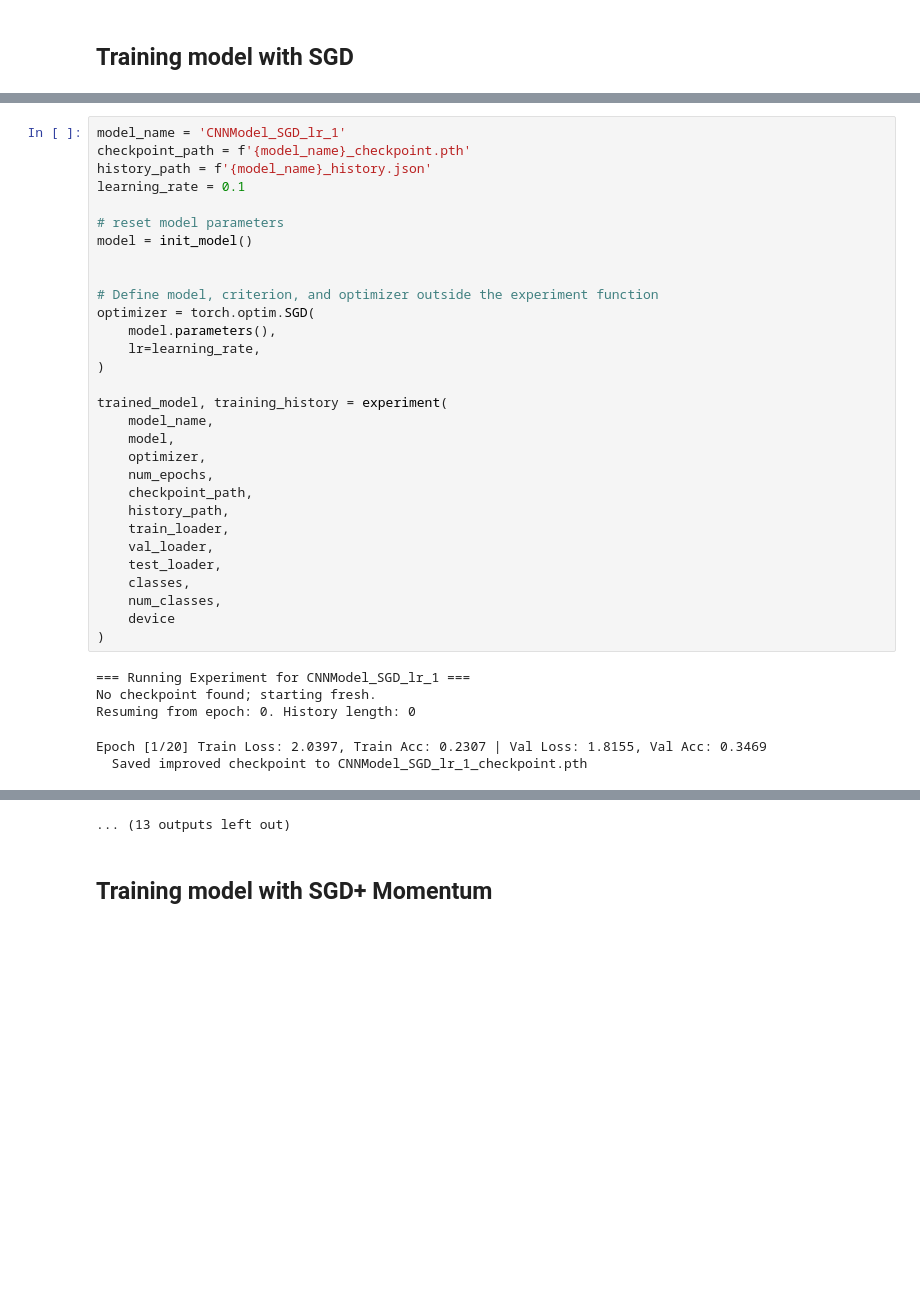
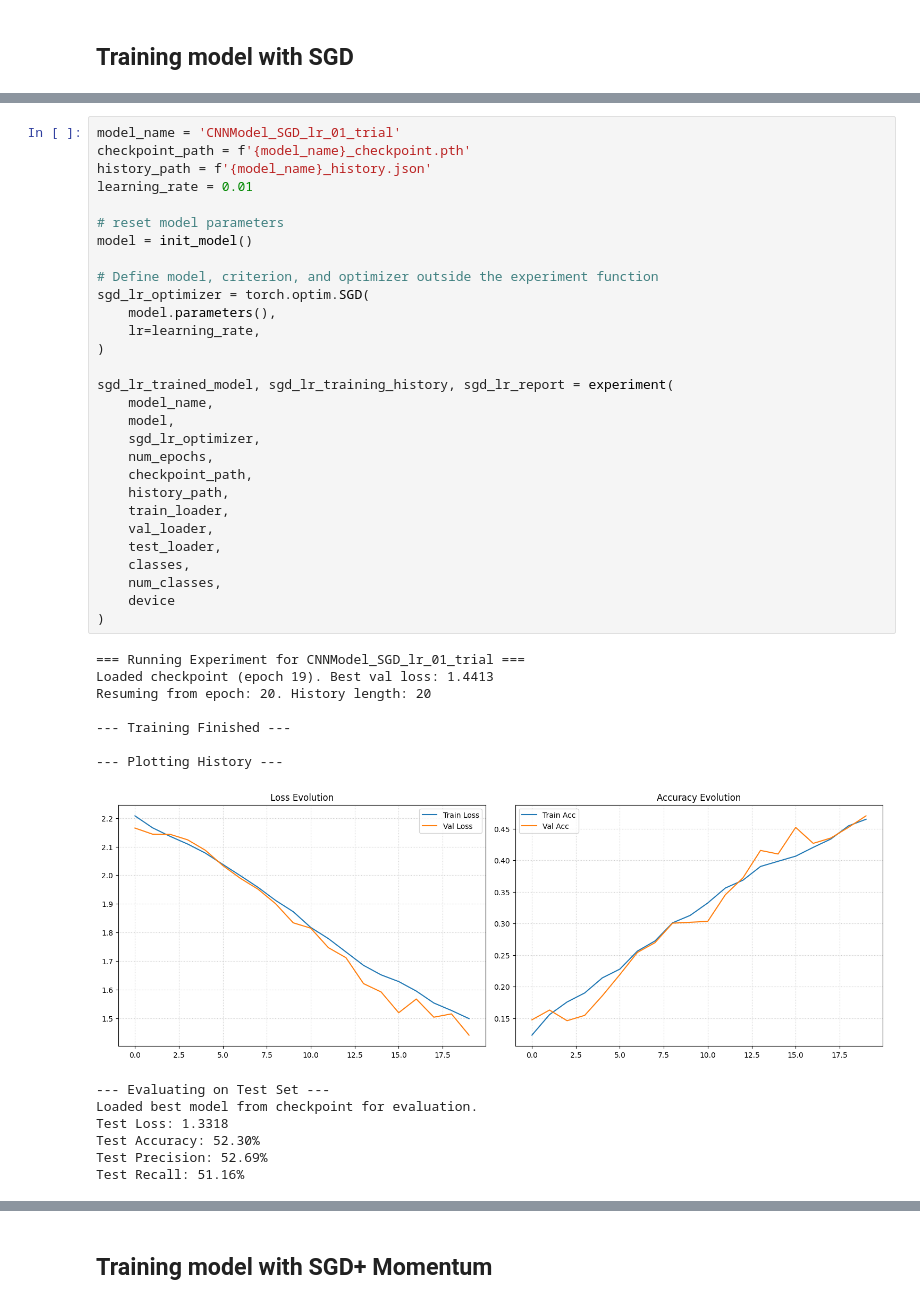
Before and after one commit to codebyrpp/Real-Waste-Classifier, a Jupyter notebook: notebook.ipynb, the cells around one changed output, grey strips where cells are left out. Drawn from its saved outputs; the diff is of its cells as text; blank space fills up the shorter version.

```diff
--- a/notebook.ipynb
+++ b/notebook.ipynb
@@ -946,36 +925,44 @@ Epoch [11/20] Train Loss: 2.1524, Train Acc: 0.1662 | Val Loss: 2.1281, Val Acc:
 # %%
-model_name = 'CNNModel_SGD_lr_1'
+model_name = 'CNNModel_SGD_lr_01_trial'
 checkpoint_path = f'{model_name}_checkpoint.pth'
 history_path = f'{model_name}_history.json'
-learning_rate = 0.1
+learning_rate = 0.01
 
 # reset model parameters
 model = init_model()
 
-
 # Define model, criterion, and optimizer outside the experiment function
-optimizer = torch.optim.SGD(
+sgd_lr_optimizer = torch.optim.SGD(
     model.parameters(),
     lr=learning_rate,
 )
 
-trained_model, training_history = experiment(
+sgd_lr_trained_model, sgd_lr_training_history, sgd_lr_report = experiment(
     model_name,
     model,
-    optimizer,
+    sgd_lr_optimizer,
     num_epochs,
     checkpoint_path,
     history_path,
     train_loader,
     val_loader,
     test_loader,
     classes,
     num_classes,
     device
 )
 # %% [output]
-=== Running Experiment for CNNModel_SGD_lr_1 ===
-No checkpoint found; starting fresh.
-Resuming from epoch: 0. History length: 0
+=== Running Experiment for CNNModel_SGD_lr_01_trial ===
+Loaded checkpoint (epoch 19). Best val loss: 1.4413
+Resuming from epoch: 20. History length: 20
+
+--- Training Finished ---
+
+--- Plotting History ---
+[figure, added]
-Epoch [1/20] Train Loss: 2.0397, Train Acc: 0.2307 | Val Loss: 1.8155, Val Acc: 0.3469
-  Saved improved checkpoint to CNNModel_SGD_lr_1_checkpoint.pth
+--- Evaluating on Test Set ---
+Loaded best model from checkpoint for evaluation.
+Test Loss: 1.3318
+Test Accuracy: 52.30%
+Test Precision: 52.69%
+Test Recall: 51.16%
@@ -1002,4 +989,3 @@ Epoch [11/20] Train Loss: 1.2398, Train Acc: 0.5457 | Val Loss: 1.4009, Val Acc:
-... (13 outputs left out)
 # %% [markdown]
 ## Training model with SGD+ Momentum
 # %%
```
Also changed, not shown: parts of 28 cells of this notebook.
